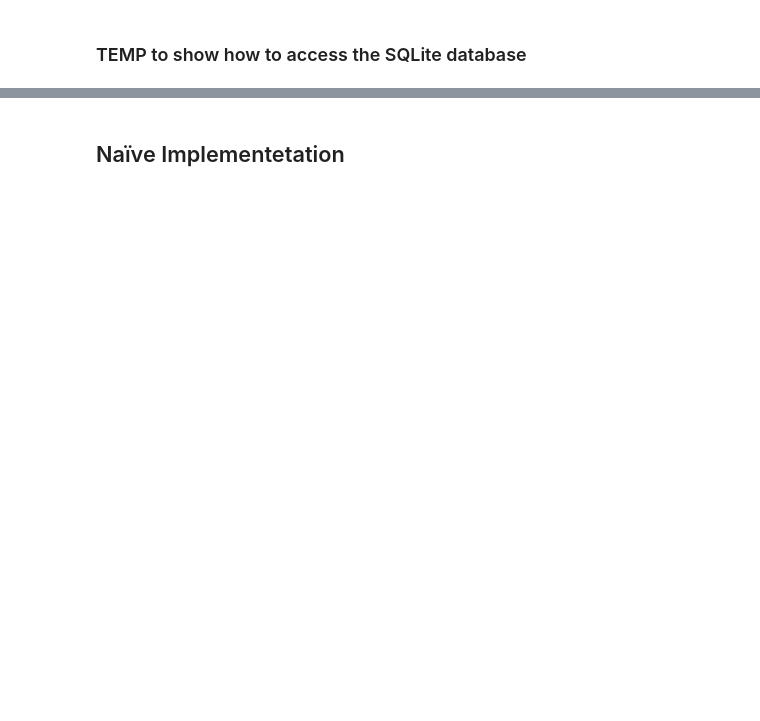
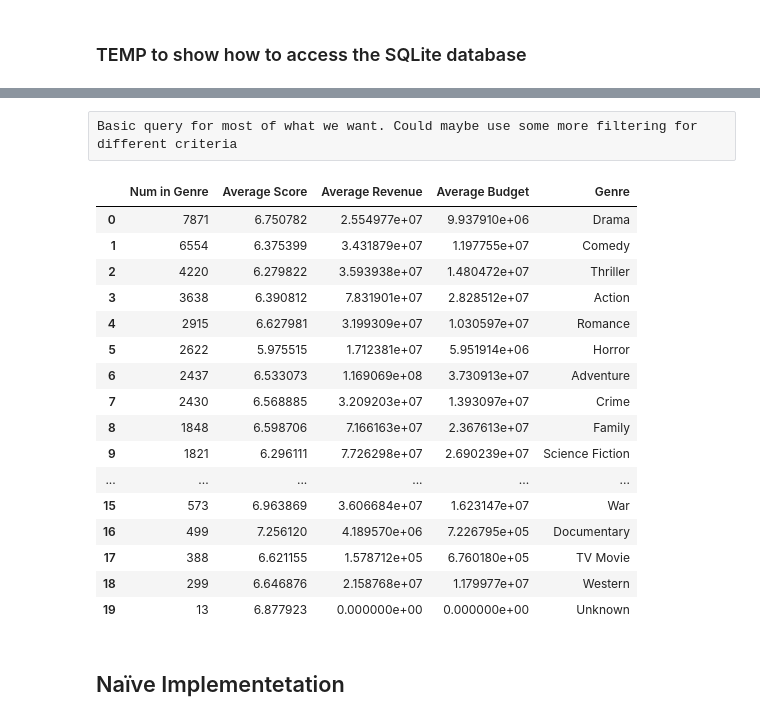
Before and after one commit to TunaConnoisseur/COMP30770-Big-Data, a Jupyter notebook: IMDB Notebook.ipynb, the cells around one changed output, grey strips where cells are left out. Drawn from its saved outputs; the diff is of its cells as text; code cells hidden in the pictures; blank space fills up the shorter version.

Commit message:
Implemented basic query for info we need

```diff
--- a/IMDB Notebook.ipynb
+++ b/IMDB Notebook.ipynb
@@ -86,20 +107,0 @@ conn.commit()
-# %%
-movies = df[['title', 'revenue', 'budget', 'vote_count', 'vote_average', 'runtime', 'director']].drop_duplicates()
-movies.to_sql('movies', conn, if_exists='replace', index=True, index_label='movie_id')
-
-genre_list = set(g for sublist in df['genres'] for g in sublist)
-genres = pd.DataFrame({'name': list(genre_list)})
-genres.to_sql('genres', conn, if_exists='replace', index=True, index_label='genre_id')
-# %%
-# Sets up the many to many relationship
-genres_df = pd.read_sql("SELECT * FROM genres", conn)
-genre_map = dict(zip(genres_df['name'], genres_df['genre_id']))
-
-movie_genres = []
-for _, row in df.iterrows():
-    movie_id = row['movie_id']
-    for g in row['genres']:
-        movie_genres.append({'movie_id': movie_id, 'genre_id': genre_map[g]})
-
-movie_genres_df = pd.DataFrame(movie_genres)
-movie_genres_df.to_sql('movie_genres', conn, if_exists='replace', index=False)
@@ -125,2 +203,33 @@ movie_genres_df.head(15)
+# %% [raw]
+Basic query for most of what we want. Could maybe use some more filtering for different criteria
+# %%
+movie_genres_df = pd.read_sql("""
+SELECT Count(genres) as "Num in Genre", AVG(vote_average) as "Average Score", AVG(revenue) as "Average Revenue", AVG(budget) as "Average Budget", genres as Genre
+FROM movies
+INNER JOIN movie_genres ON (movies.id = movie_genres.movie_id)
+WHERE vote_count > 100
+GROUP BY genres
+ORDER BY "Num in Genre" DESC """
+, conn)
+
+movie_genres_df
+# %% [output]
+|  | Num in Genre | Average Score | Average Revenue | Average Budget | Genre |
+| 0 | 7871 | 6.750782 | 2.554977e+07 | 9.937910e+06 | Drama |
+| 1 | 6554 | 6.375399 | 3.431879e+07 | 1.197755e+07 | Comedy |
+| 2 | 4220 | 6.279822 | 3.593938e+07 | 1.480472e+07 | Thriller |
+| 3 | 3638 | 6.390812 | 7.831901e+07 | 2.828512e+07 | Action |
+| 4 | 2915 | 6.627981 | 3.199309e+07 | 1.030597e+07 | Romance |
+| 5 | 2622 | 5.975515 | 1.712381e+07 | 5.951914e+06 | Horror |
+| 6 | 2437 | 6.533073 | 1.169069e+08 | 3.730913e+07 | Adventure |
+| 7 | 2430 | 6.568885 | 3.209203e+07 | 1.393097e+07 | Crime |
+| 8 | 1848 | 6.598706 | 7.166163e+07 | 2.367613e+07 | Family |
+| 9 | 1821 | 6.296111 | 7.726298e+07 | 2.690239e+07 | Science Fiction |
+| ... | ... | ... | ... | ... | ... |
+| 15 | 573 | 6.963869 | 3.606684e+07 | 1.623147e+07 | War |
+| 16 | 499 | 7.256120 | 4.189570e+06 | 7.226795e+05 | Documentary |
+| 17 | 388 | 6.621155 | 1.578712e+05 | 6.760180e+05 | TV Movie |
+| 18 | 299 | 6.646876 | 2.158768e+07 | 1.179977e+07 | Western |
+| 19 | 13 | 6.877923 | 0.000000e+00 | 0.000000e+00 | Unknown |
 # %% [markdown]
 ## Naïve Implementetation
```
Also changed, not shown: parts of 10 cells of this notebook.
